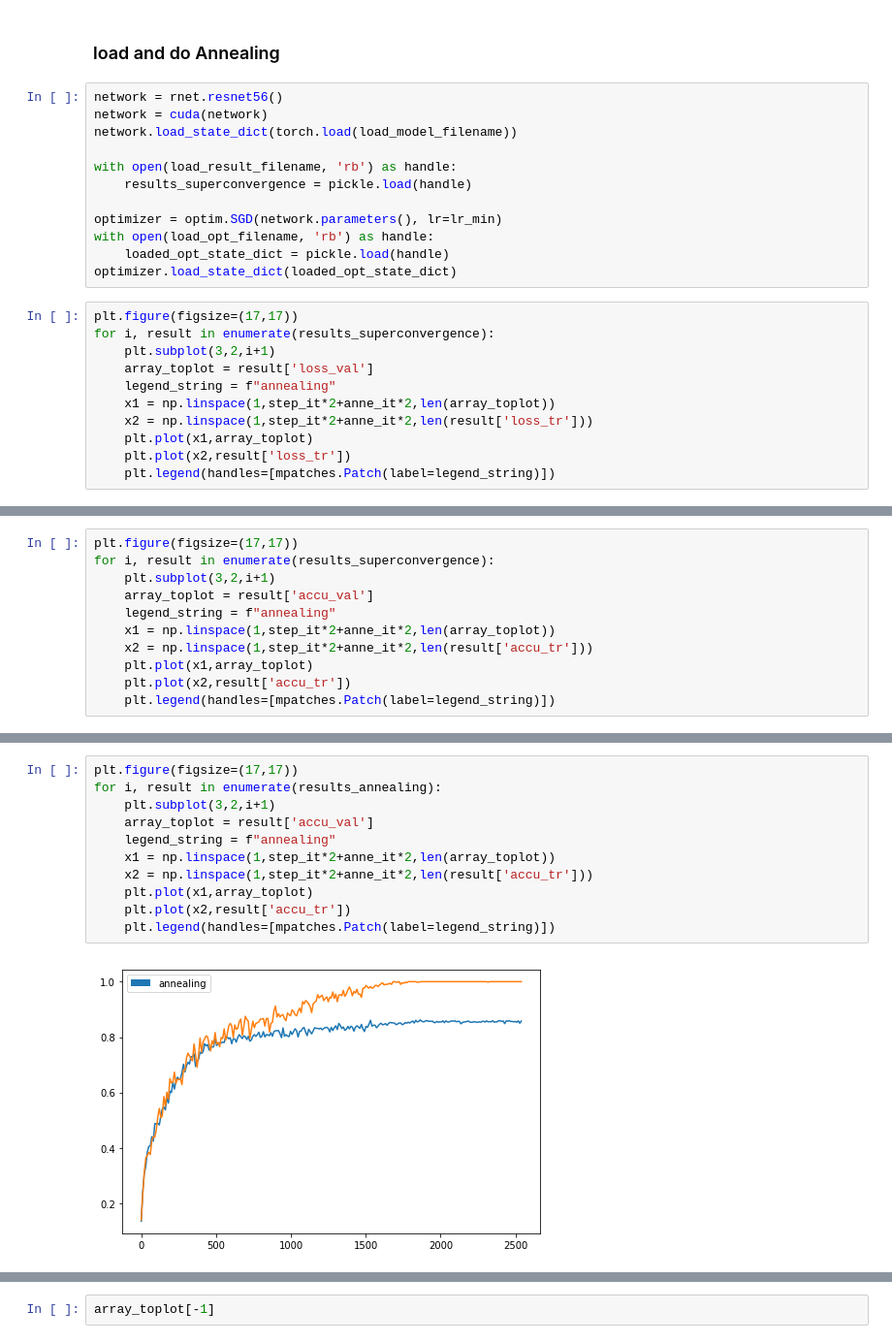
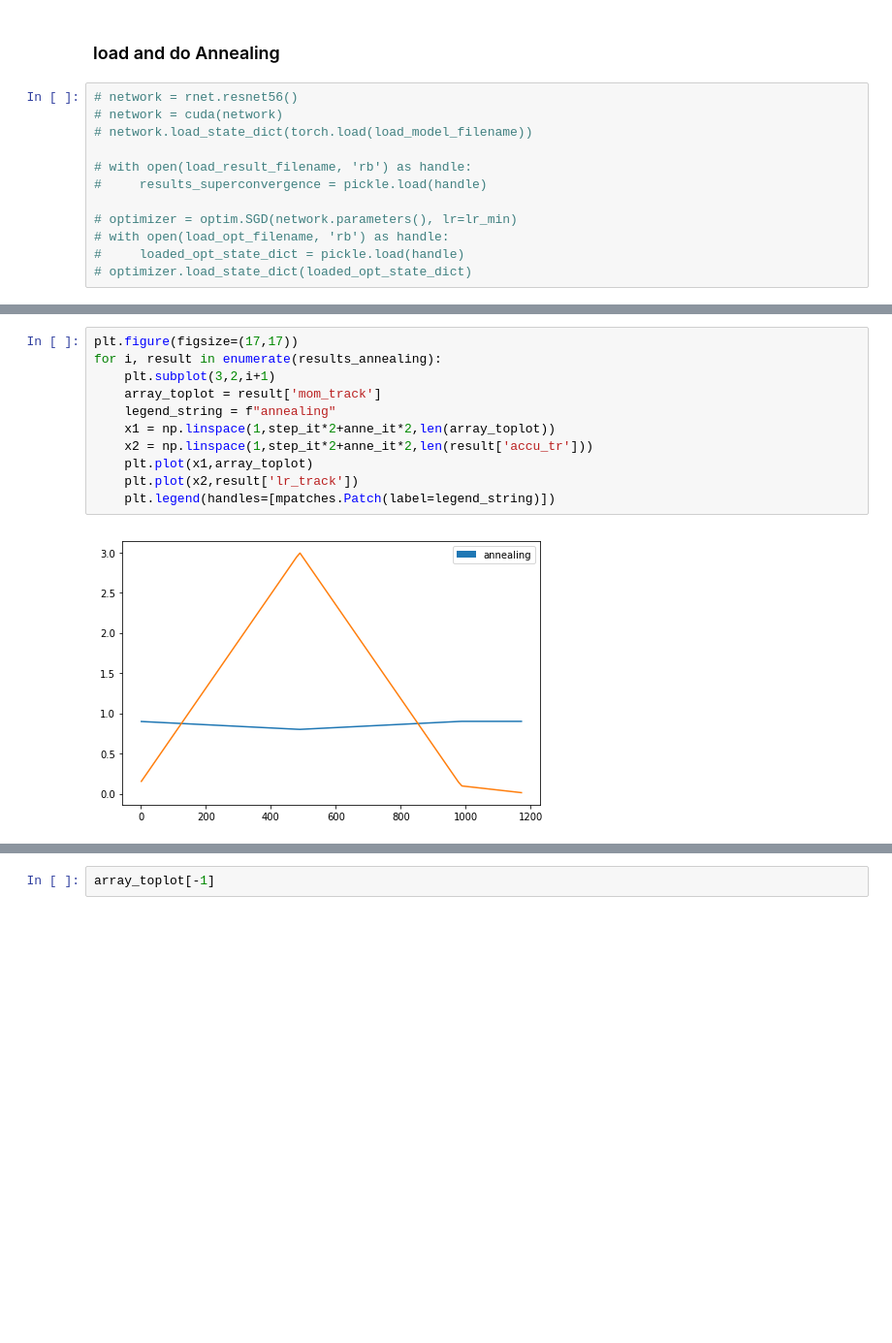
Before and after one commit to khushdeep-singh/DD2424project, a Jupyter notebook: assignmentforsaturdayOla.ipynb, the cells around one changed output, grey strips where cells are left out. Shown at 97% size. Cells and saved outputs as stored; diff of their text form; blank space fills up the shorter version.

```diff
--- a/assignmentforsaturdayOla.ipynb
+++ b/assignmentforsaturdayOla.ipynb
@@ -446,25 +456,14 @@ load_opt_filename    = save_opt_filename
 # %% [markdown]
 ### load and do Annealing
 # %%
-network = rnet.resnet56()
-network = cuda(network)
-network.load_state_dict(torch.load(load_model_filename))
+# network = rnet.resnet56()
+# network = cuda(network)
+# network.load_state_dict(torch.load(load_model_filename))
 
-with open(load_result_filename, 'rb') as handle:
-    results_superconvergence = pickle.load(handle)
+# with open(load_result_filename, 'rb') as handle:
+#     results_superconvergence = pickle.load(handle)
 
-optimizer = optim.SGD(network.parameters(), lr=lr_min)
-with open(load_opt_filename, 'rb') as handle:
-    loaded_opt_state_dict = pickle.load(handle)
-optimizer.load_state_dict(loaded_opt_state_dict)
+# optimizer = optim.SGD(network.parameters(), lr=lr_min)
+# with open(load_opt_filename, 'rb') as handle:
+#     loaded_opt_state_dict = pickle.load(handle)
+# optimizer.load_state_dict(loaded_opt_state_dict)
-# %%
-plt.figure(figsize=(17,17))
-for i, result in enumerate(results_superconvergence):
-    plt.subplot(3,2,i+1)
-    array_toplot = result['loss_val']
-    legend_string = f"annealing"
-    x1 = np.linspace(1,step_it*2+anne_it*2,len(array_toplot))
-    x2 = np.linspace(1,step_it*2+anne_it*2,len(result['loss_tr']))
-    plt.plot(x1,array_toplot)
-    plt.plot(x2,result['loss_tr'])
-    plt.legend(handles=[mpatches.Patch(label=legend_string)])
@@ -473,11 +469,0 @@ for i, result in enumerate(results_superconvergence):
-# %%
-plt.figure(figsize=(17,17))
-for i, result in enumerate(results_superconvergence):
-    plt.subplot(3,2,i+1)
-    array_toplot = result['accu_val']
-    legend_string = f"annealing"
-    x1 = np.linspace(1,step_it*2+anne_it*2,len(array_toplot))
-    x2 = np.linspace(1,step_it*2+anne_it*2,len(result['accu_tr']))
-    plt.plot(x1,array_toplot)
-    plt.plot(x2,result['accu_tr'])
-    plt.legend(handles=[mpatches.Patch(label=legend_string)])
@@ -549,14 +529,14 @@ for i, result in enumerate(results_annealing):
 # %%
 plt.figure(figsize=(17,17))
 for i, result in enumerate(results_annealing):
     plt.subplot(3,2,i+1)
-    array_toplot = result['accu_val']
+    array_toplot = result['mom_track']
     legend_string = f"annealing"
     x1 = np.linspace(1,step_it*2+anne_it*2,len(array_toplot))
     x2 = np.linspace(1,step_it*2+anne_it*2,len(result['accu_tr']))
     plt.plot(x1,array_toplot)
-    plt.plot(x2,result['accu_tr'])
+    plt.plot(x2,result['lr_track'])
     plt.legend(handles=[mpatches.Patch(label=legend_string)])
 # %% [output]
-[figure, old version]
+[figure, new version]
 # %%
```
Also changed, not shown: parts of 17 cells of this notebook.
